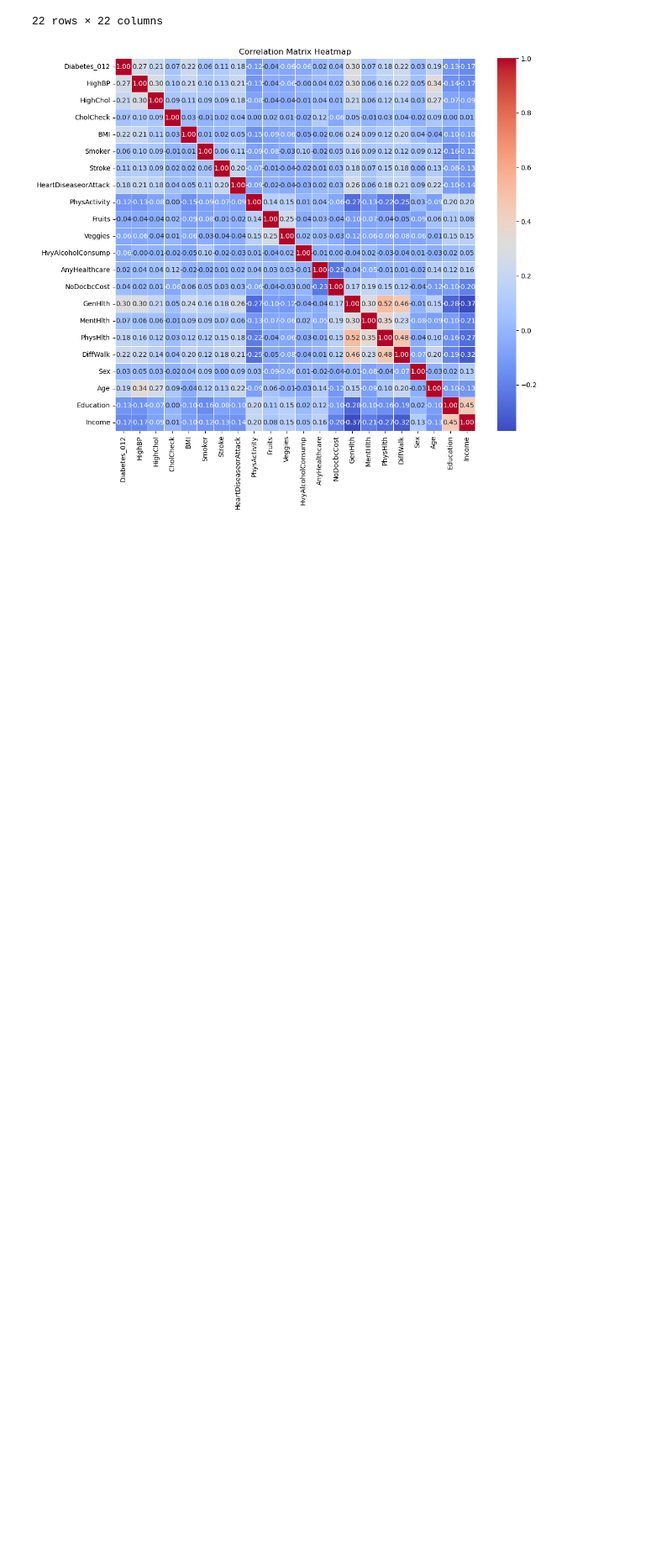
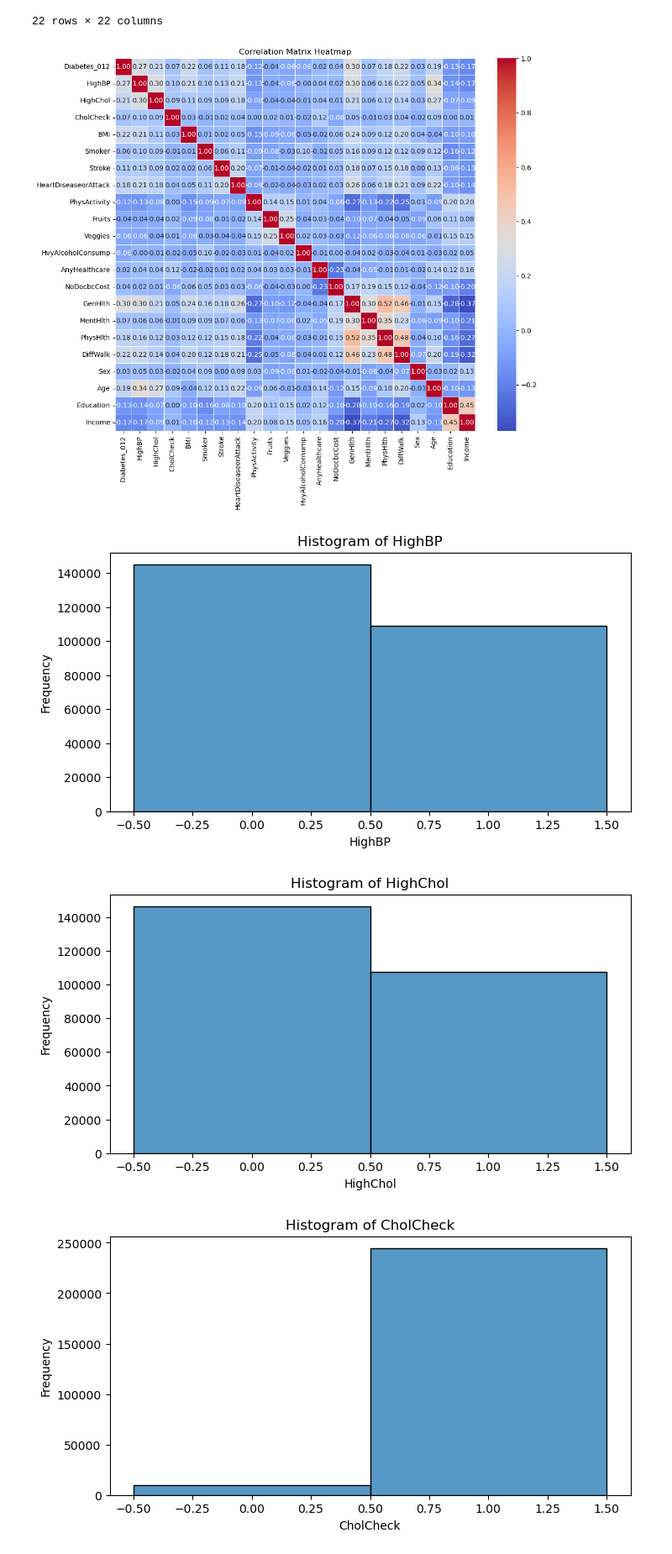
Before and after one commit to DataScience-DHBWKA/Gruppe3-DataExploration, a Jupyter notebook: data_exploration.ipynb, the cells around one changed output. Shown at 84% size. Drawn from its saved outputs; the diff is of its cells as text; code cells hidden in the pictures; blank space fills up the shorter version.

Commit message:
Histogram & Pairplot hinzugefügt

```diff
--- a/data_exploration.ipynb
+++ b/data_exploration.ipynb
@@ -147,3 +147,31 @@ plt.title('Correlation Matrix Heatmap')
 plt.show()
 # %% [output]
 [figure]
+# %%
+# Nominal scaled variables
+nominal_vars = ['HighBP', 'HighChol', 'CholCheck', 'Smoker', 'Stroke', 'HeartDiseaseorAttack', 'PhysActivity', 'Fruits', 'Veggies', 'HvyAlcoholConsump', 'AnyHealthcare', 'NoDocbcCost', 'DiffWalk', 'Sex', "Age"]
+
+# Ordinal scaled variables
+ordinal_vars = ['GenHlth', 'MentHlth', 'PhysHlth', 'Education', 'Income']
+
+# Plot histograms for nominal variables
+for var in nominal_vars:
+    plt.figure(figsize=(8, 4))
+    sns.histplot(df_diabetes_012[var], kde=False, discrete=True)
+    plt.title(f'Histogram of {var}')
+    plt.xlabel(var)
+    plt.ylabel('Frequency')
+    plt.show()
+
+# Plot histograms for ordinal variables
+for var in ordinal_vars:
+    plt.figure(figsize=(8, 4))
+    sns.histplot(df_diabetes_012[var], kde=False, discrete=True)
+    plt.title(f'Histogram of {var}')
+    plt.xlabel(var)
+    plt.ylabel('Frequency')
+    plt.show()
+# %% [output]
+[figure, added]
+[figure, added]
+[figure, added]
```
Also changed, not shown: parts of 2 cells of this notebook.
